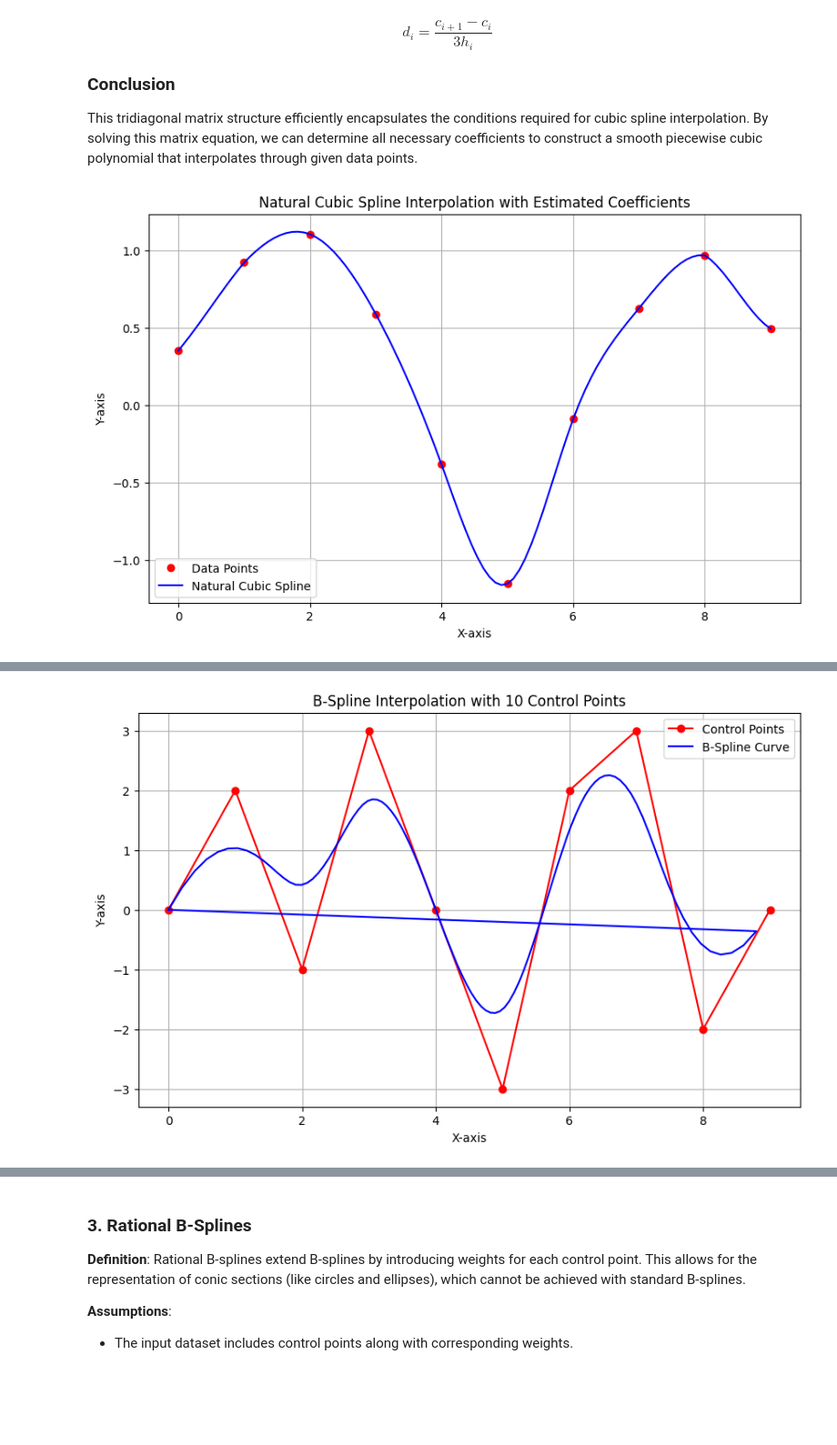
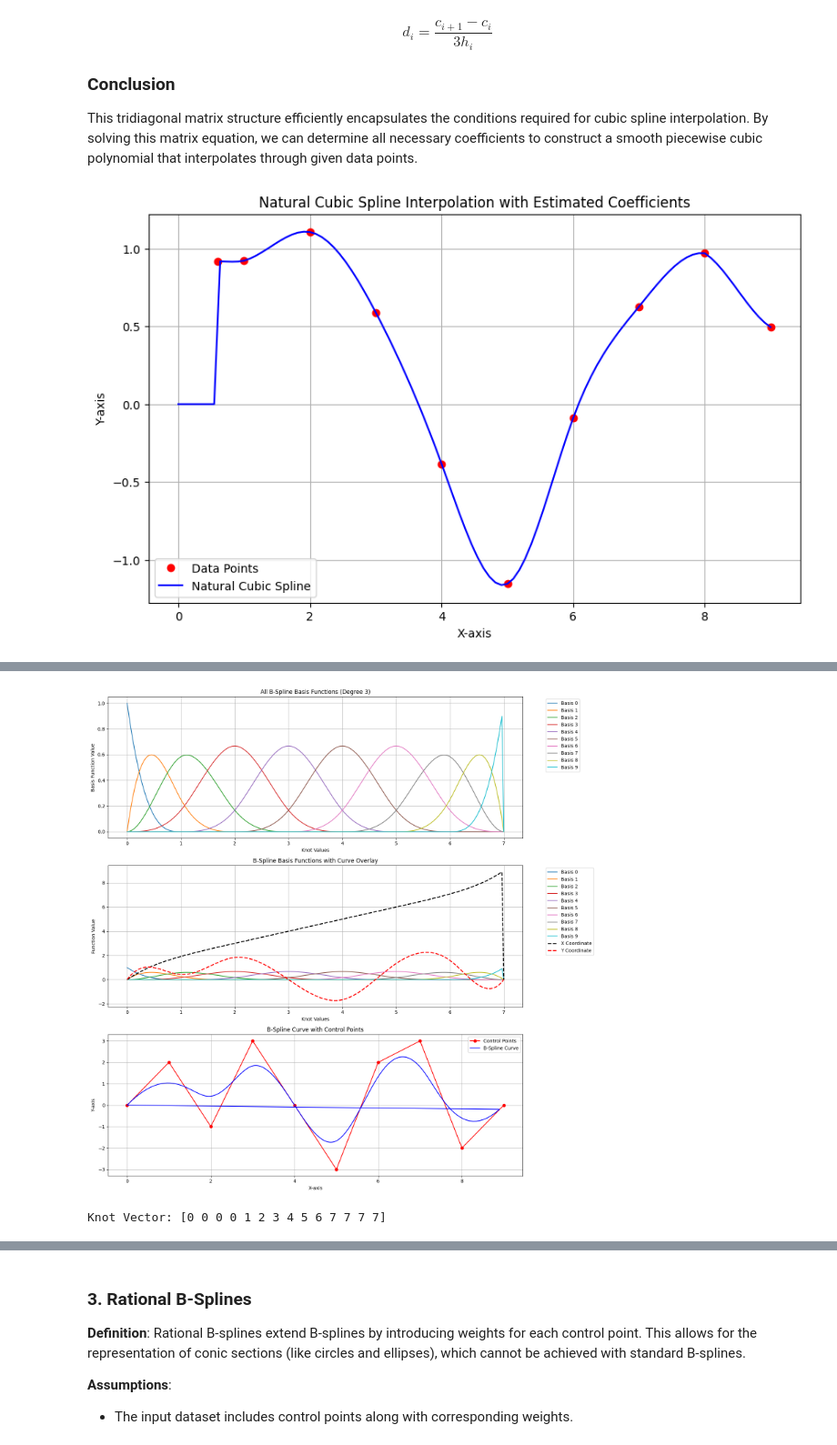
Before and after one commit to pranavkantgaur/training_materials, a Jupyter notebook: curves_surfaces_monolithic.ipynb, the cells around one changed output, grey strips where cells are left out. Shown at 91% size. Cells and saved outputs as stored; diff of their text form; code cells hidden in the pictures; blank space fills up the shorter version.

Commit message:
add plots for uniform, open-uniform and non-uniform plots

```diff
--- a/curves_surfaces_monolithic.ipynb
+++ b/curves_surfaces_monolithic.ipynb
@@ -840,7 +840,8 @@ def natural_cubic_spline(x, y):
 
 # Generating sample input data with noise
 np.random.seed(0)  # For reproducibility
-x_points = np.linspace(0, 9, 10)          # x values from 0 to 9
+#x_points = np.linspace(0, 9, 10)          # x values from 0 to 9
+x_points = np.array([0.6, 1, 2, 3, 4, 5, 6, 7, 8, 9])
 y_points = np.sin(x_points) + np.random.normal(0, 0.2, size=x_points.shape) # y values with some noise
 
 # Compute cubic spline coefficients
@@ -866,7 +867,7 @@ plt.legend()
 plt.grid()
 plt.show()
 # %% [output]
-[figure, old version]
+[figure, new version]
 # %% [markdown]
 ### 2. B-Splines
 
@@ -951,38 +952,80 @@ def b_spline_basis(i, k, u, knots):
               ((knots[i + k + 1] - u) / denom_2)) if denom_2 > 0 else 0
 
     return term_1 + term_2
 
 def b_spline_curve(control_points, degree=3):
     n = len(control_points)
     m = n + degree + 1
     knots = np.concatenate(([0]*degree, np.arange(n-degree+1), [n-degree]*degree))
 
-    u_values = np.linspace(0, n-degree, num=100)
+    u_values = np.linspace(knots[0], knots[-1], num=200)
     curve_points = []
 
     for u in u_values:
         point = sum(b_spline_basis(i, degree, u, knots) * control_points[i]
                     for i in range(n))
         curve_points.append(point)
 
-    return np.array(curve_points)
+    return np.array(curve_points), u_values, knots
 
 # Generating 10 input points (control points)
 control_pts = np.array([[0, 0], [1, 2], [2, -1], [3, 3], [4, 0],
                          [5, -3], [6, 2], [7, 3], [8, -2], [9, 0]])
 
 # Compute B-spline curve from control points
-curve_pts = b_spline_curve(control_pts)
+curve_pts, u_values, knots = b_spline_curve(control_pts)
 
-# Plotting the results
-plt.figure(figsize=(10, 6))
+# Plotting results
+plt.figure(figsize=(15, 15))
+
+# All basis functions subplot
+plt.subplot(3, 1, 1)
+n = len(control_pts)
+degree = 3
+basis_knots = np.concatenate(([0]*degree, np.arange(n-degree+1), [n-degree]*degree))
+
+# Plot all basis functions
+for i in range(n):
+    basis_values = [b_spline_basis(i, degree, u, basis_knots) for u in u_values]
+    plt.plot(u_values, basis_values, label=f'Basis {i}')
+
+plt.title(f'All B-Spline Basis Functions (Degree {degree})')
+plt.xlabel('Knot Values')
+plt.ylabel('Basis Function Value')
+plt.legend(bbox_to_anchor=(1.05, 1), loc='upper left')
+plt.grid(True)
+
+# Basis functions with B-spline curve overlay
+plt.subplot(3, 1, 2)
+for i in range(len(control_pts)):
+    basis_values = [b_spline_basis(i, 3, u, knots) for u in u_values]
+    plt.plot(u_values, basis_values, label=f'Basis {i}')
+
+# Overlay B-spline curve coordinates
+plt.plot(u_values, curve_pts[:, 0], 'k--', linewidth=2, label='X Coordinate')
+plt.plot(u_values, curve_pts[:, 1], 'r--', linewidth=2, label='Y Coordinate')
+
+plt.title('B-Spline Basis Functions with Curve Overlay')
+plt.xlabel('Knot Values')
+plt.ylabel('Function Value')
+plt.legend(bbox_to_anchor=(1.05, 1), loc='upper left')
+plt.grid(True)
+
+# B-spline curve with control points
+plt.subplot(3, 1, 3)
 plt.plot(control_pts[:, 0], control_pts[:, 1], 'ro-', label='Control Points')
 plt.plot(curve_pts[:, 0], curve_pts[:, 1], 'b-', label='B-Spline Curve')
-plt.title('B-Spline Interpolation with 10 Control Points')
+plt.title('B-Spline Curve with Control Points')
 plt.xlabel('X-axis')
 plt.ylabel('Y-axis')
 plt.legend()
-plt.grid()
+plt.grid(True)
+
+plt.tight_layout()
 plt.show()
+
+# Print knot vector for reference
+print("Knot Vector:", basis_knots)
 # %% [output]
-[figure, old version]
+[figure, new version]
+Knot Vector: [0 0 0 0 1 2 3 4 5 6 7 7 7 7]
```
Also changed, not shown: parts of 4 cells of this notebook.
